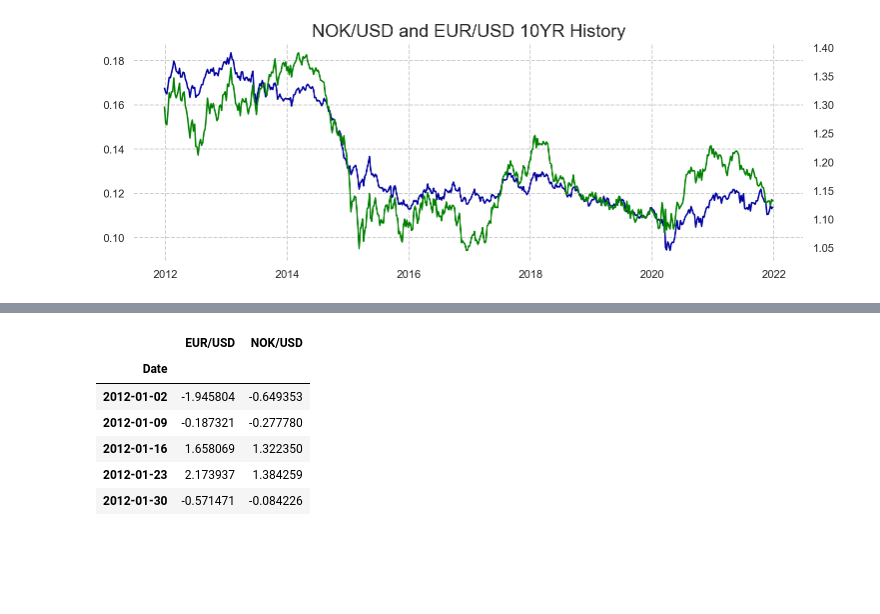
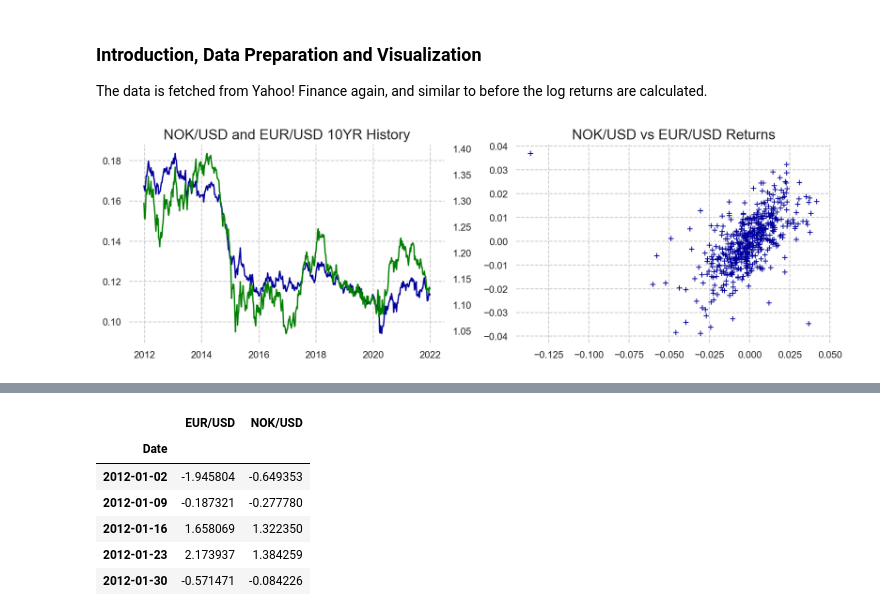
Before and after one commit to Sinbad-The-Sailor/Financial-Mathematics-Notebooks, a Jupyter notebook: dependency_modelling.ipynb, the cells around one changed output, grey strips where cells are left out. Cells and saved outputs as stored; diff of their text form; code cells hidden in the pictures; blank space fills up the shorter version.

```diff
--- a/dependency_modelling.ipynb
+++ b/dependency_modelling.ipynb
@@ -7,3 +22,7 @@
+# %% [markdown]
+### Introduction, Data Preparation and Visualization
+
+The data is fetched from Yahoo! Finance again, and similar to before the log returns are calculated.
 # %%
 import numpy as np
 from pandas_datareader import data as pdr
@@ -28,22 +47,27 @@ sns.set_style("whitegrid", {'grid.linestyle': '--'})
 seq_col_brew = sns.color_palette("flag_r", 4)
 sns.set_palette(seq_col_brew)
 # %%
-fig, ax1 = plt.subplots()
+fig, axs = plt.subplots(1, 2)
 
-ax1.plot(nok_weekly, label='NOK/USD')
-
-ax2 = ax1.twinx()
+axs[0].plot(nok_weekly, label='NOK/USD')
+ax2 = axs[0].twinx()
 ax2.plot(eur_weekly, color='green', label='EUR/USD')
 ax2.grid(False)
 
+axs[0].tick_params(left = False)
 ax2.tick_params(right = False)
-ax1.tick_params(left = False)
 
-ax1.set_frame_on(False)
+axs[0].set_frame_on(False)
 ax2.set_frame_on(False)
+axs[0].set_title('NOK/USD and EUR/USD 10YR History', fontsize=16)
+
+
+axs[1].scatter(nok_weekly_returns, eur_weekly_returns, marker='+', linewidths=0.95)
+axs[1].set_frame_on(False)
+axs[1].set_title('NOK/USD vs EUR/USD Returns', fontsize=16)
 
 fig.set_size_inches(12, 4)
-plt.title('NOK/USD and EUR/USD 10YR History', fontsize=18)
+plt.tight_layout()
 plt.show()
 # %% [output]
-[figure, old version]
+[figure, new version]
```
Also changed, not shown: parts of 23 cells of this notebook.
